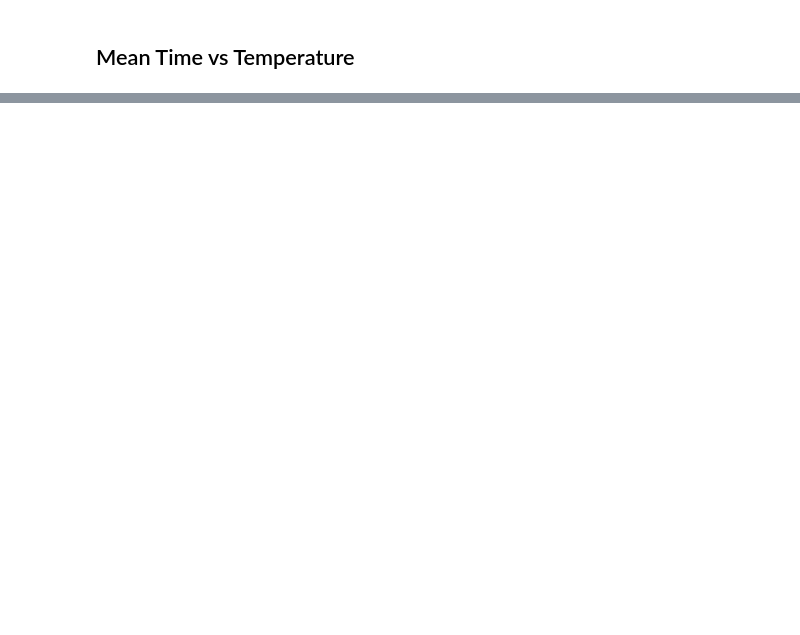
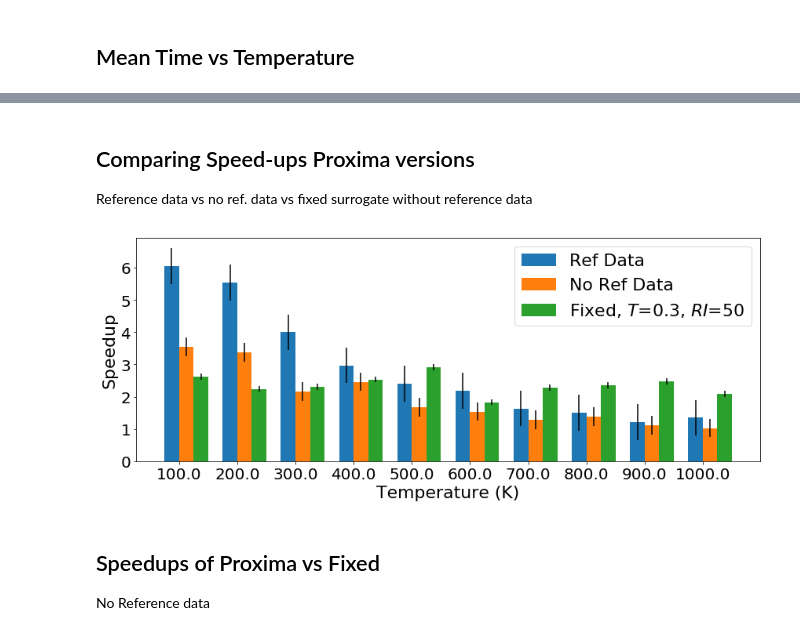
Before and after one commit to YulianaGomez/proxima_analysis, a Jupyter notebook: notebooks/ROG_results.ipynb, the cells around one changed output, grey strips where cells are left out. Drawn from its saved outputs; the diff is of its cells as text; code cells hidden in the pictures; blank space fills up the shorter version.

```diff
--- a/notebooks/ROG_results.ipynb
+++ b/notebooks/ROG_results.ipynb
@@ -235,0 +400,43 @@ defaultdict(list,
+# %% [markdown]
+## Comparing Speed-ups Proxima versions
+Reference data vs no ref. data vs fixed surrogate without reference data
+# %%
+from scipy.stats import sem
+
+def graph_speedup(RI, _speedup_da, _speedup_sa, _speedup_ss300, _speedup_ssnort):
+    labels = list(summary_no_ref['temps'])
+
+    x = np.arange(len(labels))  # the label locations
+    fig, ax = plt.subplots(figsize=(FIGWIDTH,5))
+
+    #find error
+
+    rects1 = ax.bar(x - WIDTH/2, list(_speedup_da), WIDTH,yerr=sem(list(_speedup_da)), label='Ref Data')
+    rects2 = ax.bar(x + WIDTH/2, list(_speedup_sa), WIDTH,yerr=sem(list(_speedup_sa)), label='No Ref Data')
+    if RI:
+        rects3 = ax.bar(x + (WIDTH/2)+WIDTH, list(_speedup_ss300), WIDTH,yerr=sem(list(_speedup_ss300)), label=r'Fixed, $T$=0.3, $RI$=50')
+    else:
+        rects3 = ax.bar(x + (WIDTH/2)+WIDTH, list(_speedup_ssnort), WIDTH,yerr=sem(list(_speedup_ssnort)), label=r'Fixed, $T$=0.3, $RI$=50')
+
+    ax.set_ylabel('Speedup', fontsize=BIG)
+    ax.set_xlabel('Temperature (K)', fontsize=BIG)
+    ax.set_xticks(x)
+    ax.set_xticklabels(labels)
+    plt.xticks(fontsize=MEDIUM)
+    plt.yticks(fontsize=MEDIUM)
+    ax.legend(fontsize=BIG)
+    plt.tight_layout()
+
+    """if RI:
+        plt.savefig('Figures/speedup_best.pdf')
+    else:
+        plt.savefig('Figures/nort_speedup_bar.pdf')"""
+
+    plt.show()
+# %%
+graph_speedup(False, summary_with_ref['speed_up_mean'], summary_no_ref['speed_up_mean'], None,summary_noref_fixed['speed_up_mean'])
+# %% [output]
+[figure, added]
+# %% [markdown]
+## Speedups of Proxima vs Fixed
+No Reference data
```
Also changed, not shown: parts of 35 cells of this notebook.
